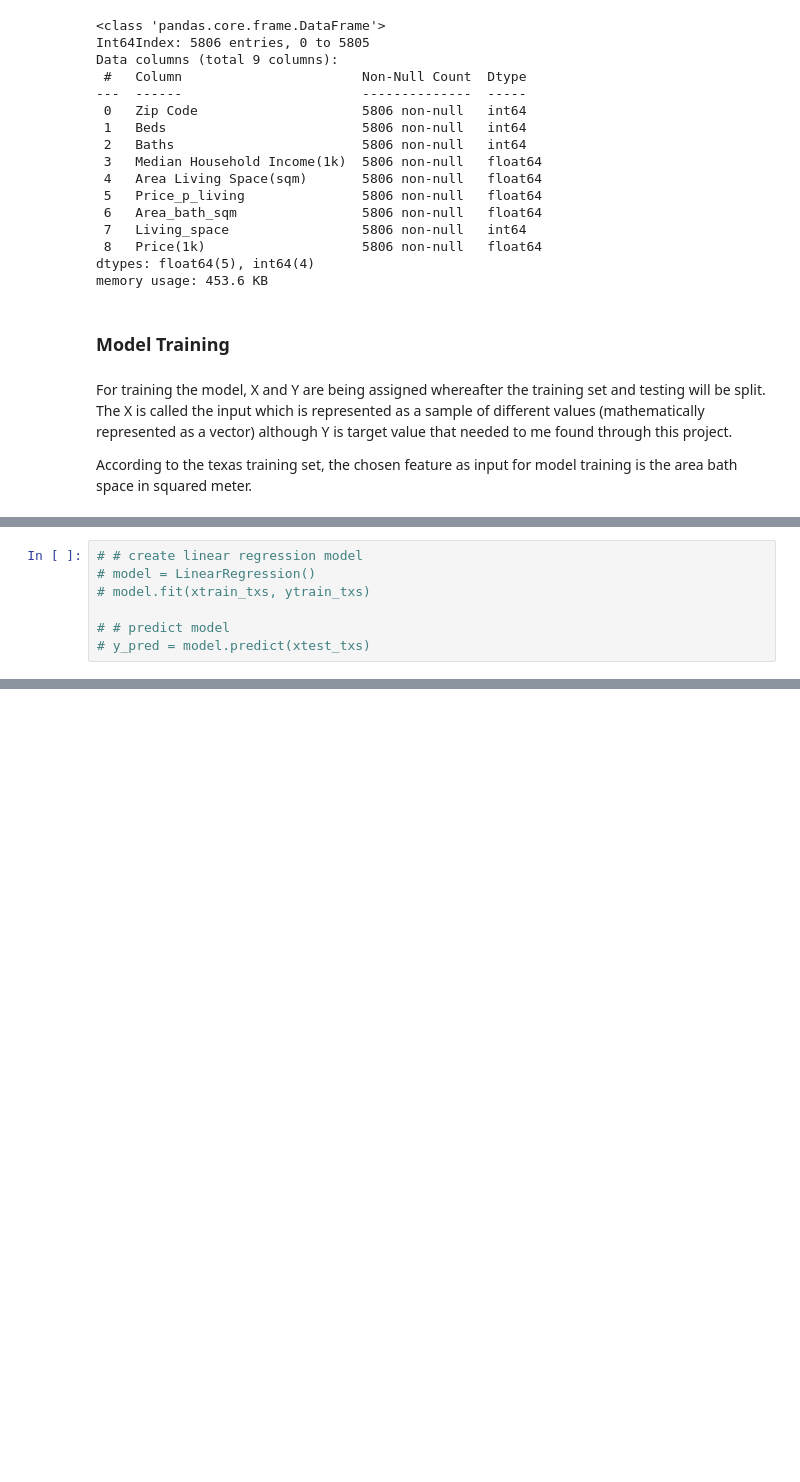
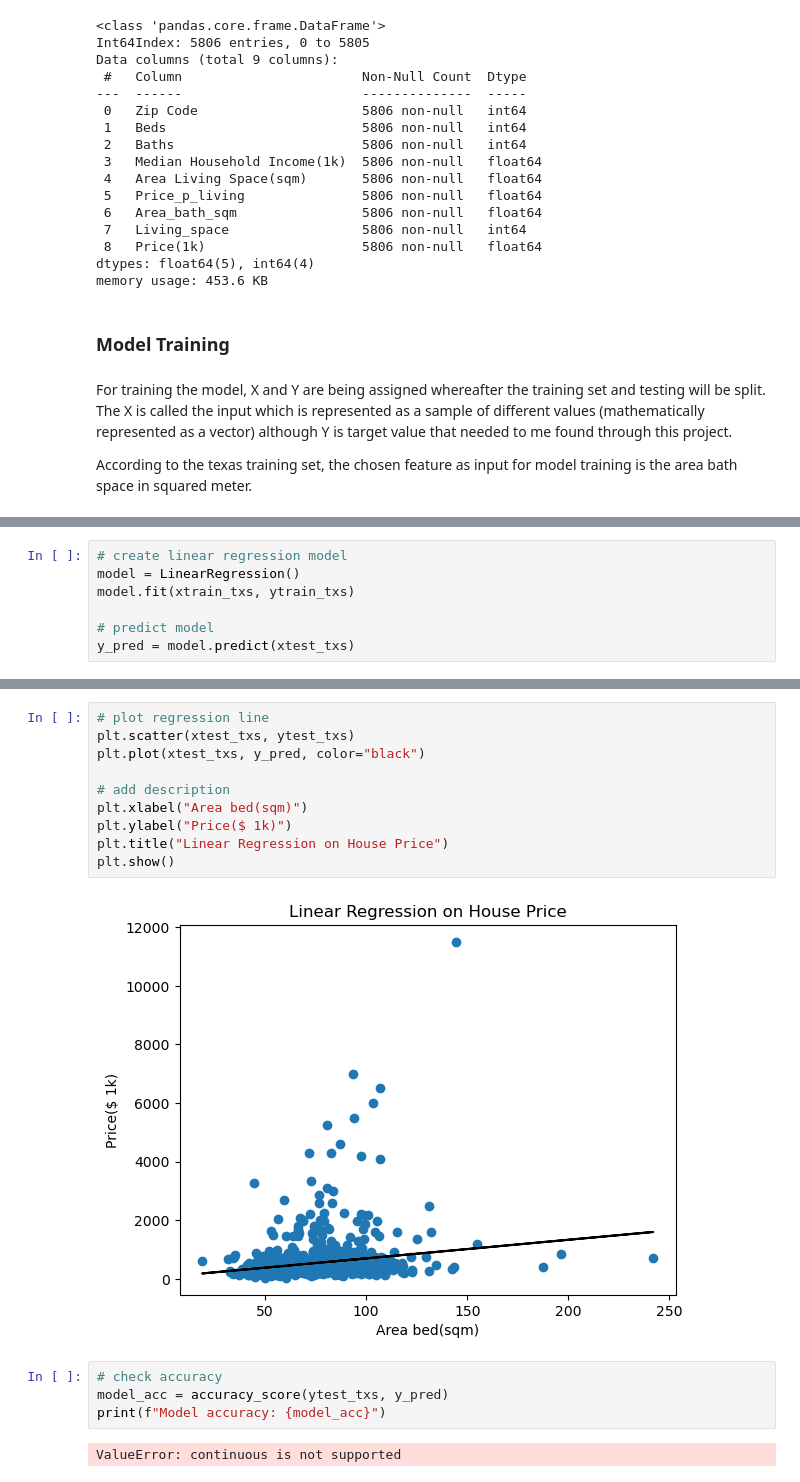
Before and after one commit to mian-adoan98/ML-Project---House-Sale-Price-Prediction, a Jupyter notebook: house_price_modeling.ipynb, the cells around one changed output, grey strips where cells are left out. Saved outputs shown, nothing was run; the diff lists cells and outputs as text; blank space fills up the shorter version.

```diff
--- a/house_price_modeling.ipynb
+++ b/house_price_modeling.ipynb
@@ -75,7 +75,7 @@ Testing set X: (871,)
 # %%
-# # create linear regression model
-# model = LinearRegression()
-# model.fit(xtrain_txs, ytrain_txs)
+# create linear regression model
+model = LinearRegression()
+model.fit(xtrain_txs, ytrain_txs)
 
-# # predict model
-# y_pred = model.predict(xtest_txs)
+# predict model
+y_pred = model.predict(xtest_txs)
@@ -81,0 +103,18 @@ Testing set X: (871,)
+# %%
+# plot regression line
+plt.scatter(xtest_txs, ytest_txs)
+plt.plot(xtest_txs, y_pred, color="black")
+
+# add description
+plt.xlabel("Area bed(sqm)")
+plt.ylabel("Price($ 1k)")
+plt.title("Linear Regression on House Price")
+plt.show()
+# %% [output]
+[figure, added]
+# %%
+# check accuracy
+model_acc = accuracy_score(ytest_txs, y_pred)
+print(f"Model accuracy: {model_acc}")
+# %% [output]
+ValueError: continuous is not supported
```
Also changed, not shown: parts of 5 cells of this notebook.
